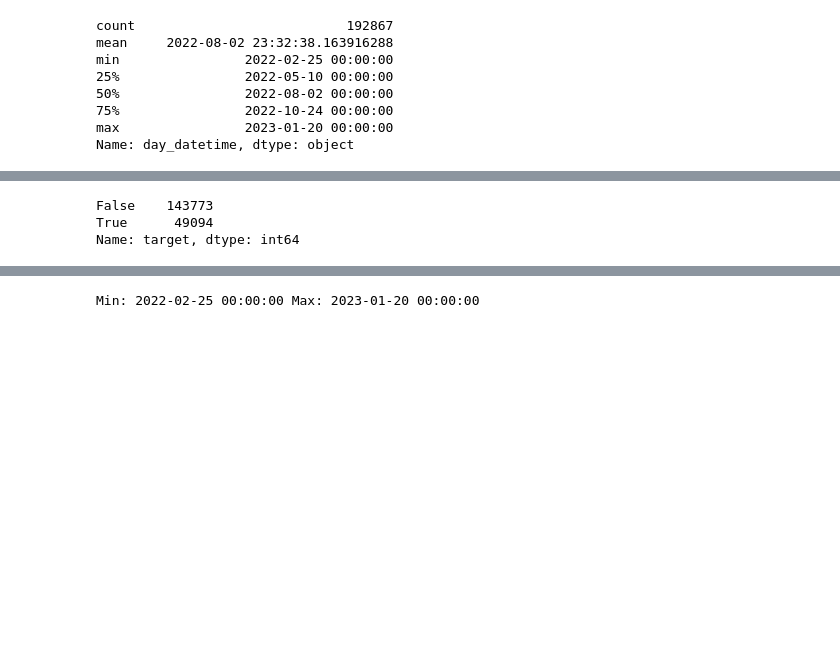
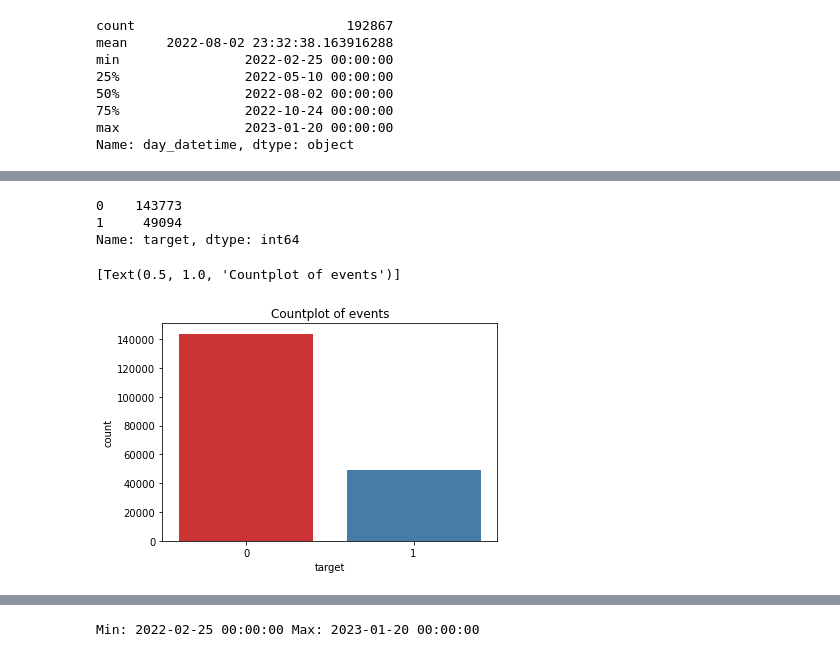
Before and after one commit to tmyroniuk/Naukma_api_project, a Jupyter notebook: 5. Model Training.ipynb, the cells around one changed output, grey strips where cells are left out. Saved outputs shown, nothing was run; the diff lists cells and outputs as text; code cells hidden in the pictures; blank space fills up the shorter version.

```diff
--- a/5. Model Training.ipynb
+++ b/5. Model Training.ipynb
@@ -87,0 +101,4 @@ Name: day_datetime, dtype: object
+# %%
+# Translate city names
+dataset.rename(columns = {'city_resolvedAddress':'city'}, inplace=True)
+dataset['city'].unique()
@@ -88,10 +115,40 @@ Name: day_datetime, dtype: object
+# %%
+region_dict = {
+    "Київ, Україна" : 'Kyiv',
+    "Миколаїв, Україна" : 'Mykolaiv',
+    "Дніпро, Україна": 'Dnipro',
+    "Харків, Україна" : 'Kharkiv',
+    "Житомир, Україна": 'Zhytomyr',
+    "Кропивницький, Україна": 'Kropyvnytskyi',
+    "Запоріжжя, Україна": 'Zaporizhzhia',
+    "Полтава, Україна": 'Poltava',
+    "Чернігів, Україна": 'Chernihiv',
+    "Одеса, Україна": 'Odesa',
+    "Хмельницька область, Україна": 'Khmelnytskyi',
+    "Черкаси, Україна": 'Cherkasy',
+    "Суми, Україна": 'Sumy',
+    "Вінниця, Україна": 'Vinnytsia',
+    "Херсон, Україна": 'Kherson',
+    "Львів, Україна": 'Lviv',
+    "Луцьк, Луцький район, Україна": 'Lutsk',
+    "Рівне, Україна": 'Rivne',
+    "Івано-Франківськ, Україна": 'Ivano-Frankivsk',
+    "Тернопіль, Україна": 'Ternopil',
+    "Чернівці, Україна": 'Chernivtsi',
+    "Ужгород, Ужгородський район, Україна": 'Uzhhorod',
+    "Донецьк, Україна": 'Donetsk'
+}
+
+dataset = dataset.replace({"city": region_dict})
 # %%
+# Define target variable
 dataset['target'] = dataset['event_indicator']
-dataset = dataset.drop(columns=['event_indicator'])
+dataset = dataset.drop(columns=['event_indicator', 'isw_date_tomorrow_datetime'])
 
-# check the event proportion of the data
+# Check the event proportion of the data
+dataset['target'] = dataset['target'].astype(int)
 dataset['target'].value_counts()
 # %% [output]
-False    143773
-True      49094
+0    143773
+1     49094
 Name: target, dtype: int64
@@ -100,0 +155,6 @@ exclude_list = ['city_resolvedAddress', 'target']
+# %%
+np.float = float
+sns.countplot(x='target', data=dataset, palette='Set1').set(title = "Countplot of events")
+# %% [output]
+[Text(0.5, 1.0, 'Countplot of events')]
+[figure, added]
```
Also changed, not shown: parts of 33 cells of this notebook.
